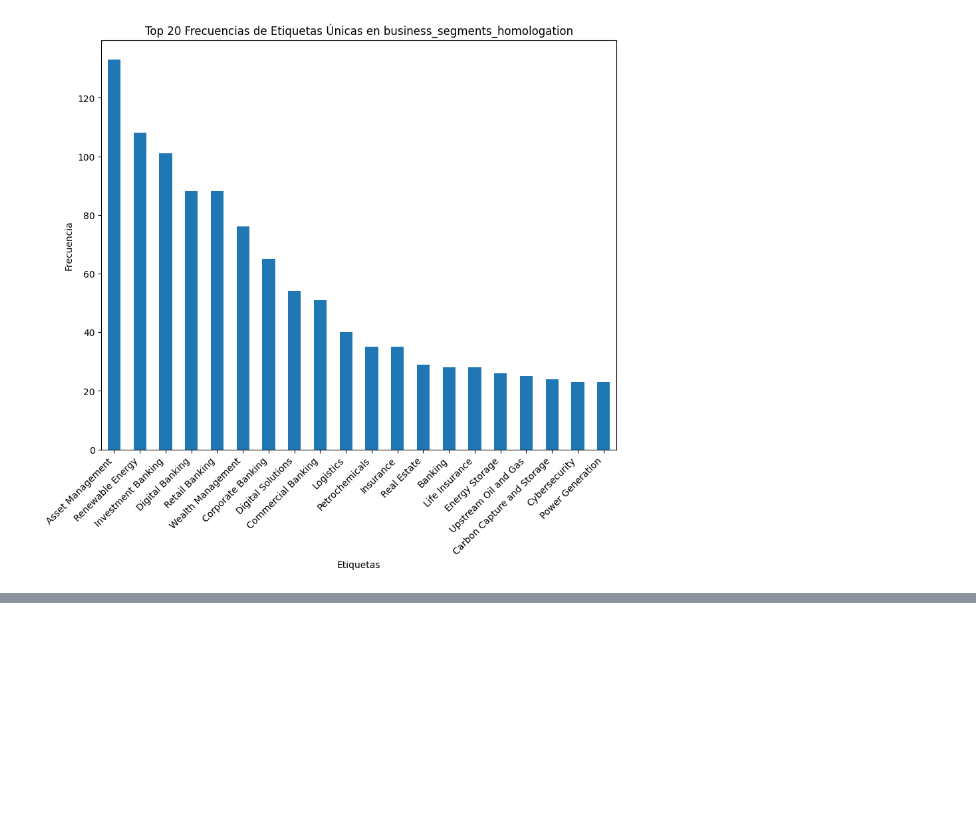
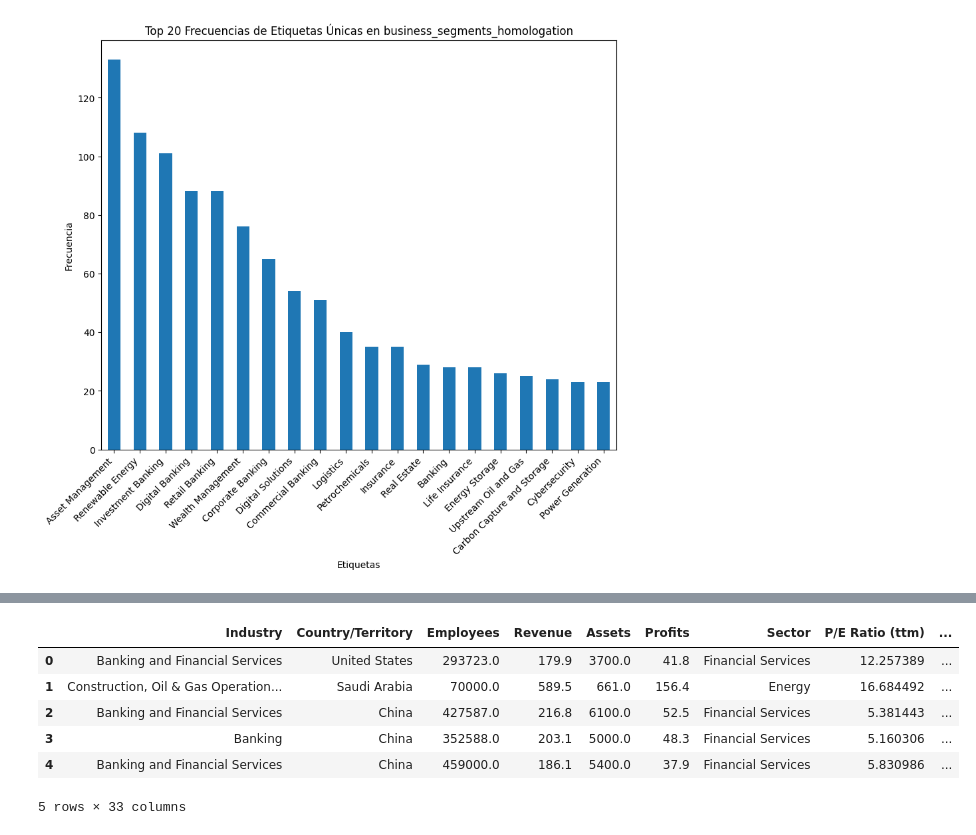
Before and after one commit to sjessies/Identificaci-n-de-Segmentos-de-Negocio, a Jupyter notebook: notebooks/final/clasificación_simple.ipynb, the cells around one changed output, grey strips where cells are left out. Drawn from its saved outputs; the diff is of its cells as text; code cells hidden in the pictures; blank space fills up the shorter version.

```diff
--- a/notebooks/final/clasificación_simple.ipynb
+++ b/notebooks/final/clasificación_simple.ipynb
@@ -59,0 +142,14 @@ Name: count, Length: 2514, dtype: int64
+# %%
+# Eliminar las columnas 'remaining_labels' y 'target_label' que no son útiles según la instrucción
+df_final = df_new.drop(columns=['labels'])
+
+# Mostrar las primeras filas del DataFrame final para confirmar la eliminación
+df_final.head()
+# %% [output]
+|  | Industry | Country/Territory | Employees | Revenue | Assets | Profits | Sector | P/E Ratio (ttm) | ... |
+| 0 | Banking and Financial Services | United States | 293723.0 | 179.9 | 3700.0 | 41.8 | Financial Services | 12.257389 | ... |
+| 1 | Construction, Oil & Gas Operation... | Saudi Arabia | 70000.0 | 589.5 | 661.0 | 156.4 | Energy | 16.684492 | ... |
+| 2 | Banking and Financial Services | China | 427587.0 | 216.8 | 6100.0 | 52.5 | Financial Services | 5.381443 | ... |
+| 3 | Banking | China | 352588.0 | 203.1 | 5000.0 | 48.3 | Financial Services | 5.160306 | ... |
+| 4 | Banking and Financial Services | China | 459000.0 | 186.1 | 5400.0 | 37.9 | Financial Services | 5.830986 | ... |
+5 rows × 33 columns
```
Also changed, not shown: parts of 8 cells of this notebook, 7 other files.
